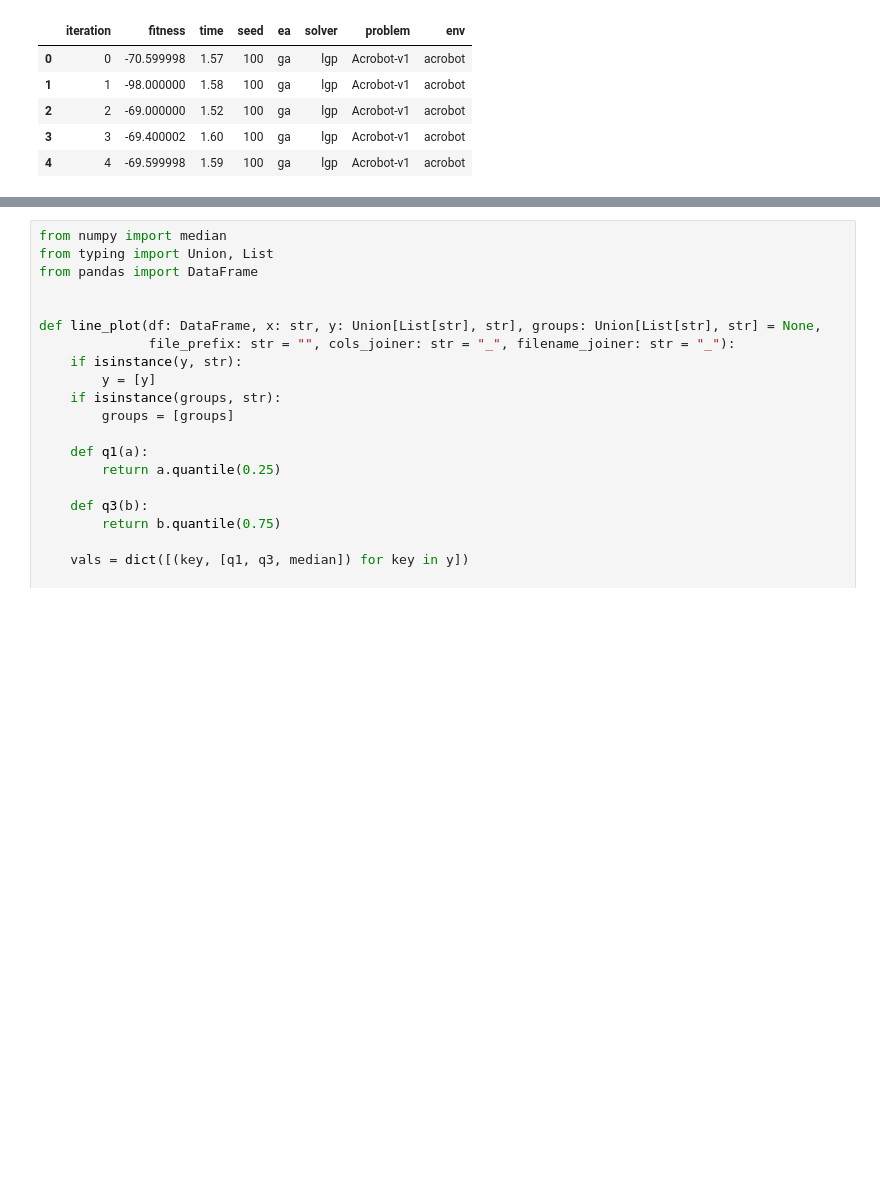
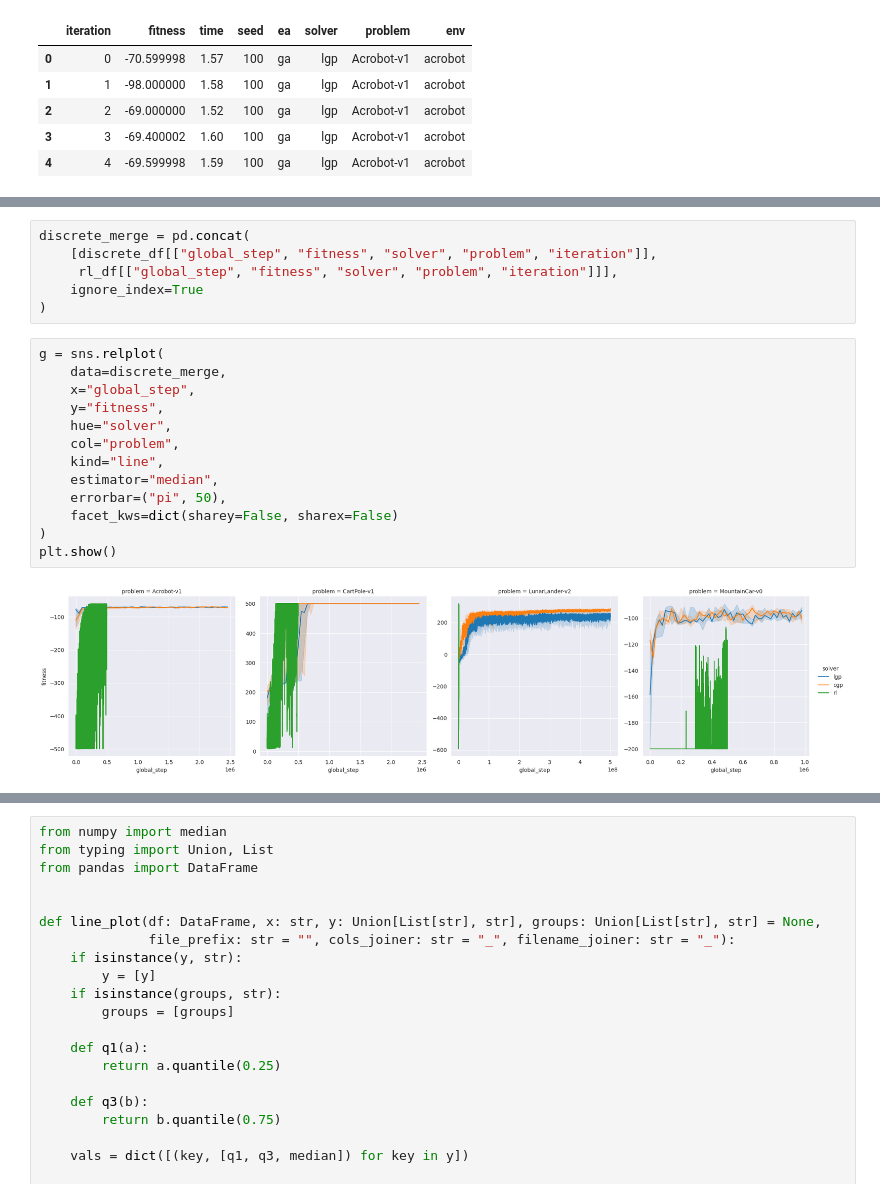
Before and after one commit to giorgia-nadizar/cgpax, a Jupyter notebook: analysis/discrete_control.ipynb, the cells around one changed output, grey strips where cells are left out. Drawn from its saved outputs; the diff is of its cells as text; blank space fills up the shorter version.

```diff
--- a/analysis/discrete_control.ipynb
+++ b/analysis/discrete_control.ipynb
@@ -70,0 +85,21 @@ AttributeError: 'Line2D' object has no property 'errorbar'
+# %%
+discrete_merge = pd.concat(
+    [discrete_df[["global_step", "fitness", "solver", "problem", "iteration"]],
+     rl_df[["global_step", "fitness", "solver", "problem", "iteration"]]],
+    ignore_index=True
+)
+# %%
+g = sns.relplot(
+    data=discrete_merge,
+    x="global_step",
+    y="fitness",
+    hue="solver",
+    col="problem",
+    kind="line",
+    estimator="median",
+    errorbar=("pi", 50),
+    facet_kws=dict(sharey=False, sharex=False)
+)
+plt.show()
+# %% [output]
+[figure, added]
```
Also changed, not shown: parts of 12 cells of this notebook.
